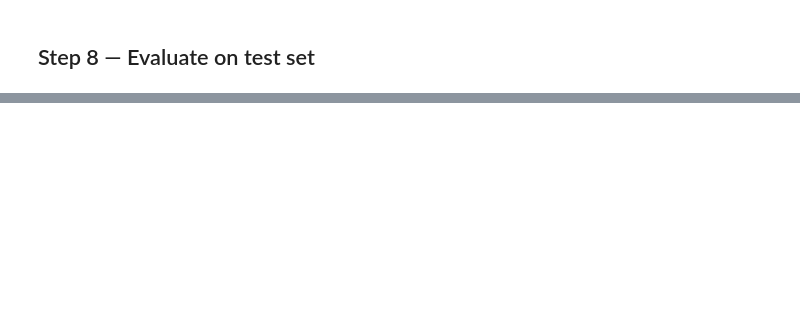
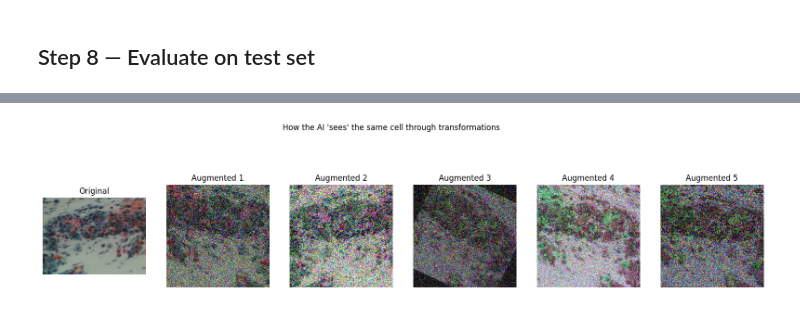
Before and after one commit to Donitero/CerviScan, a Jupyter notebook: notebooks/train_colab.ipynb, the cells around one changed output, grey strips where cells are left out. Drawn from its saved outputs; the diff is of its cells as text; code cells hidden in the pictures; blank space fills up the shorter version.

```diff
--- a/notebooks/train_colab.ipynb
+++ b/notebooks/train_colab.ipynb
@@ -426,0 +588,32 @@ plt.show()
+# %%
+import albumentations as A
+from albumentations.pytorch import ToTensorV2
+
+# This matches your EXACT training pipeline from train_cervical.py
+example_transform = A.Compose([
+    A.RandomResizedCrop(size=(224, 224), scale=(0.7, 1.0), p=1.0),
+    A.HorizontalFlip(p=0.5),
+    A.Rotate(limit=30, p=0.5),
+    A.ColorJitter(brightness=0.3, contrast=0.3, p=1.0), # Forced p=1.0 to see the effect
+    A.GaussNoise(p=1.0)
+])
+
+# Pick one image and show 5 different "transformed" versions of it
+sample_path = PROJ / df.iloc[0]['filepath']
+raw_img = np.array(Image.open(sample_path).convert("RGB"))
+
+fig, axes = plt.subplots(1, 6, figsize=(20, 5))
+axes[0].imshow(raw_img)
+axes[0].set_title("Original")
+axes[0].axis('off')
+
+for i in range(1, 6):
+    aug_img = example_transform(image=raw_img)['image']
+    axes[i].imshow(aug_img)
+    axes[i].set_title(f"Augmented {i}")
+    axes[i].axis('off')
+
+plt.suptitle("How the AI 'sees' the same cell through transformations")
+plt.show()
+# %% [output]
+[figure, added]
```
Also changed, not shown: parts of 16 cells of this notebook.
